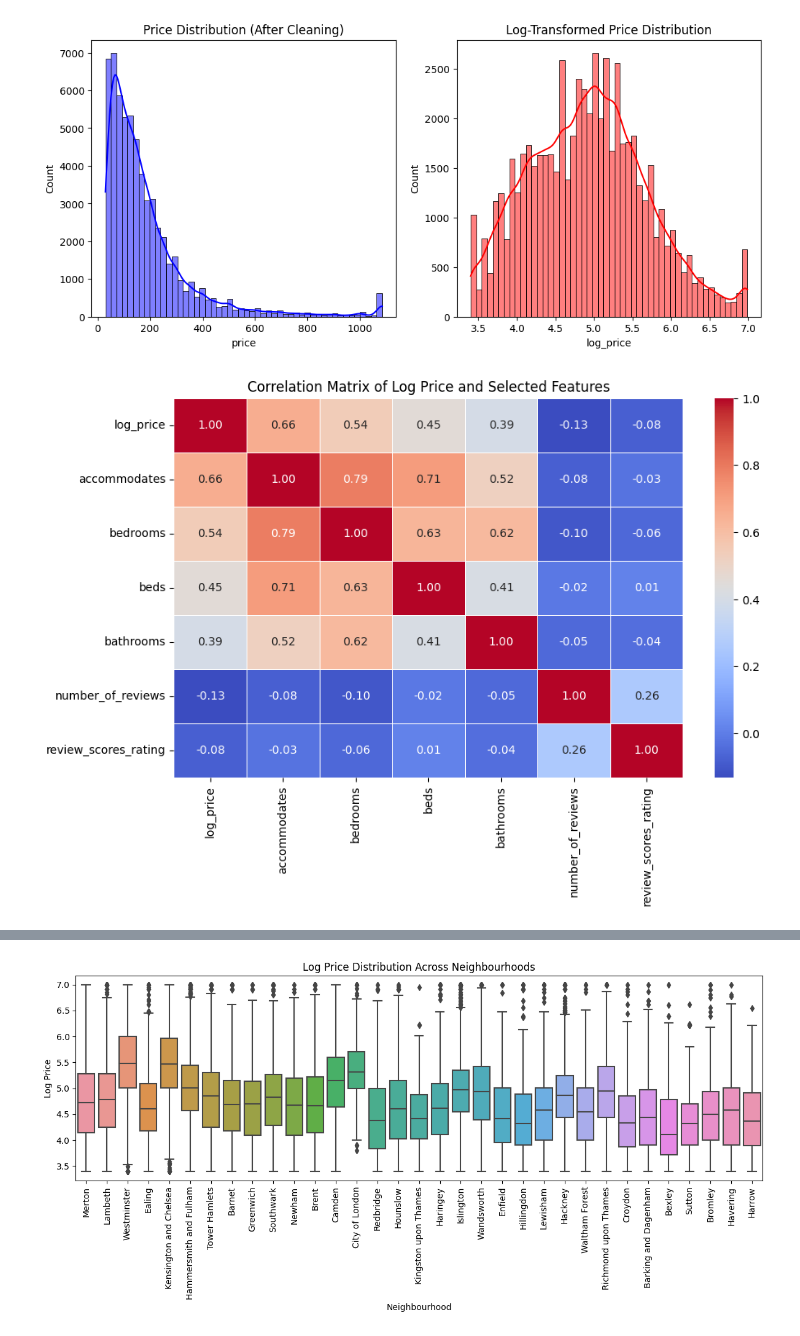
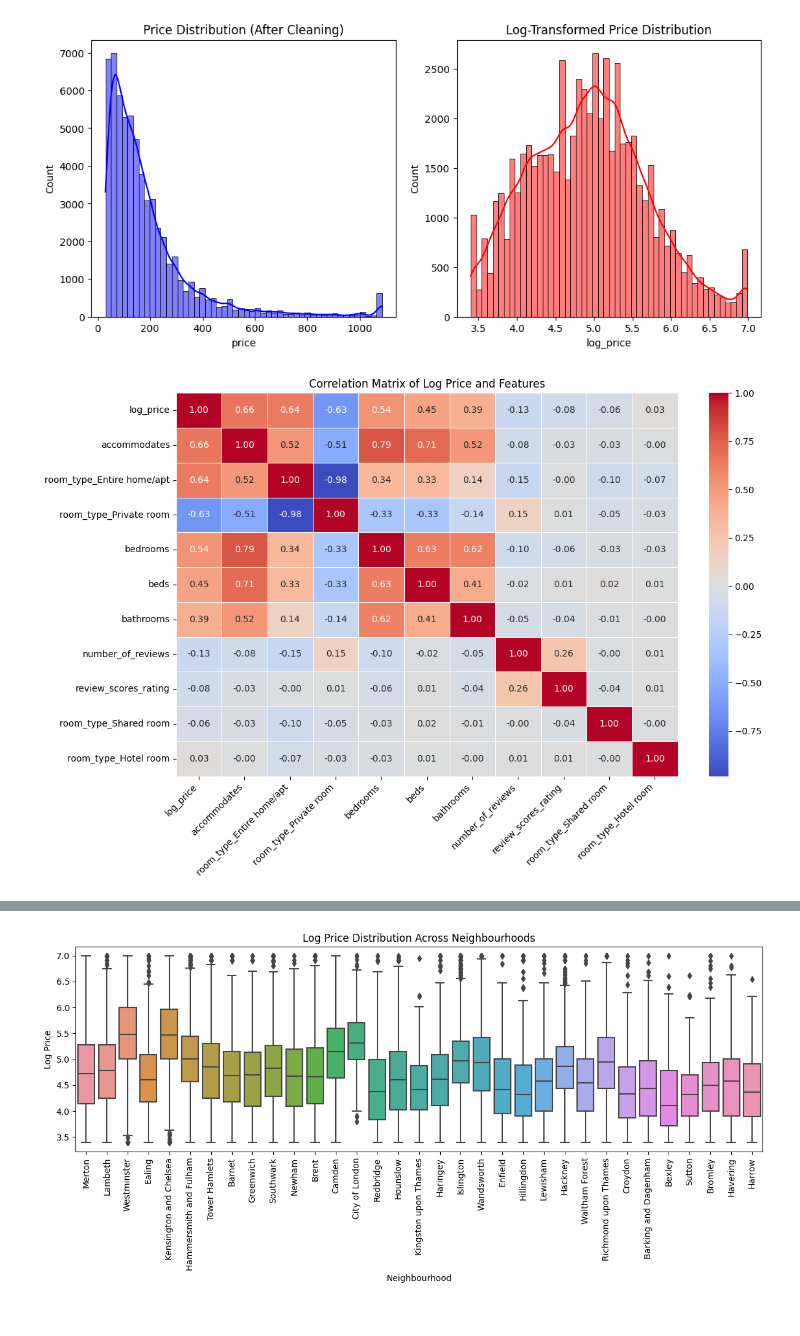
Before and after one commit to FP2003/AirBnB-Price-Prediction-System, a Jupyter notebook: fp100_jh851_final_solution.ipynb, the cells around one changed output, grey strips where cells are left out. Drawn from its saved outputs; the diff is of its cells as text; code cells hidden in the pictures.

```diff
--- a/fp100_jh851_final_solution.ipynb
+++ b/fp100_jh851_final_solution.ipynb
@@ -219,7 +219,7 @@ df['property_type_original'] = df['property_type']
 df['room_type_original'] = df['room_type']
 
 # One-Hot Encode categorical variables (new columns)
-df = pd.get_dummies(df, columns=['neighbourhood', 'property_type', 'room_type'], drop_first=True)
+df = pd.get_dummies(df, columns=['neighbourhood', 'property_type', 'room_type'])
 
 # Check updated shape
 print("Shape after encoding with preserved original columns:", df.shape)
@@ -309,18 +308,29 @@ plt.show()
 [figure]
 # %%
 # Compute correlation matrix including log_price
+room_type_columns = [col for col in df.columns if col.startswith('room_type_')]
 correlation_features = ['log_price', 'accommodates', 'bedrooms', 'beds',
-                        'bathrooms', 'number_of_reviews', 'review_scores_rating']
+                        'bathrooms', 'number_of_reviews', 'review_scores_rating'] + room_type_columns
 
 correlation_matrix = df[correlation_features].corr()
 
+# Sort features based on their correlation with log_price
+log_price_correlations = correlation_matrix['log_price'].drop('log_price')
+sorted_features = log_price_correlations.abs().sort_values(ascending=False).index.tolist()
+
+# Reorder correlation matrix with log_price first, followed by sorted features
+ordered_features = ['log_price'] + sorted_features
+ordered_correlation_matrix = correlation_matrix.loc[ordered_features, ordered_features]
+
 # Plot heatmap
-plt.figure(figsize=(10, 6))
-sns.heatmap(correlation_matrix, annot=True, cmap='coolwarm', fmt='.2f', linewidths=0.5)
-plt.title('Correlation Matrix of Log Price and Selected Features')
+plt.figure(figsize=(12, 8))
+sns.heatmap(ordered_correlation_matrix, annot=True, cmap='coolwarm', fmt='.2f', linewidths=0.5)
+plt.title('Correlation Matrix of Log Price and Features')
+plt.xticks(rotation=45, ha='right')
+plt.tight_layout()
 plt.show()
 # %% [output]
-[figure, old version]
+[figure, new version]
 # %%
 plt.figure(figsize=(12, 5))
 
```
Also changed, not shown: parts of 18 cells of this notebook.
